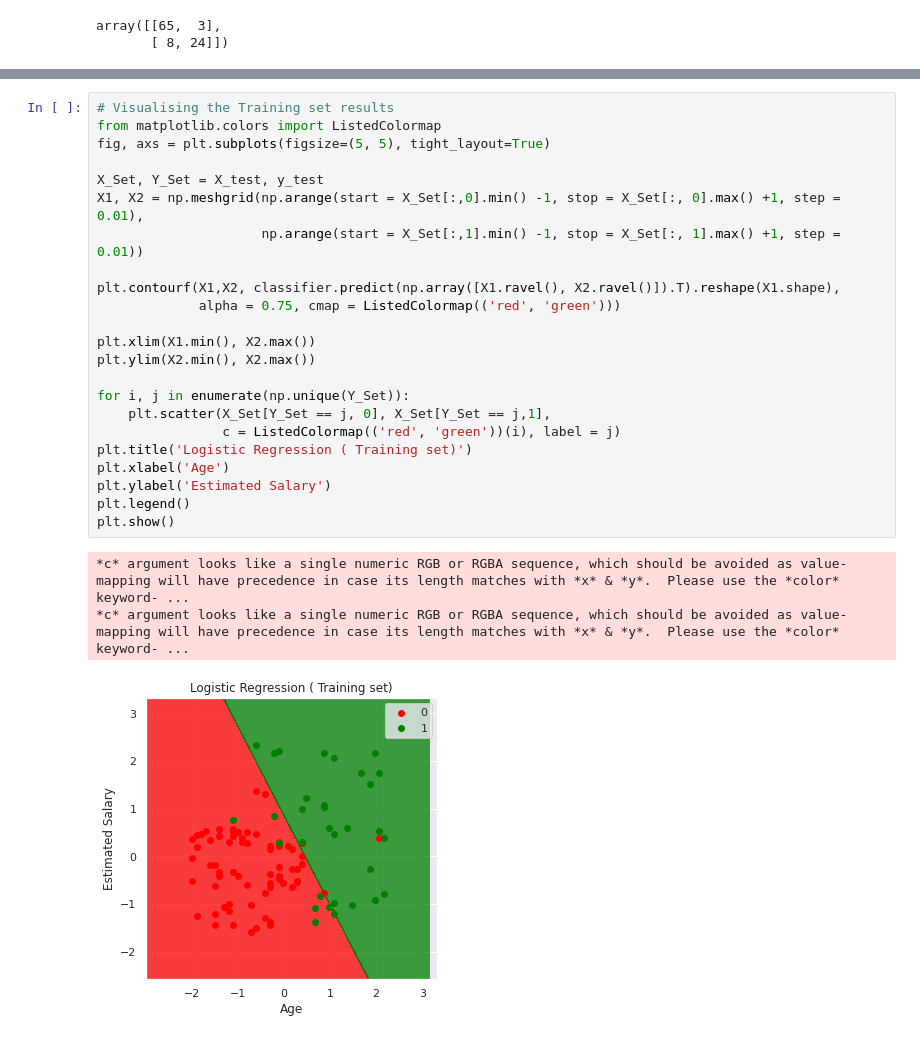
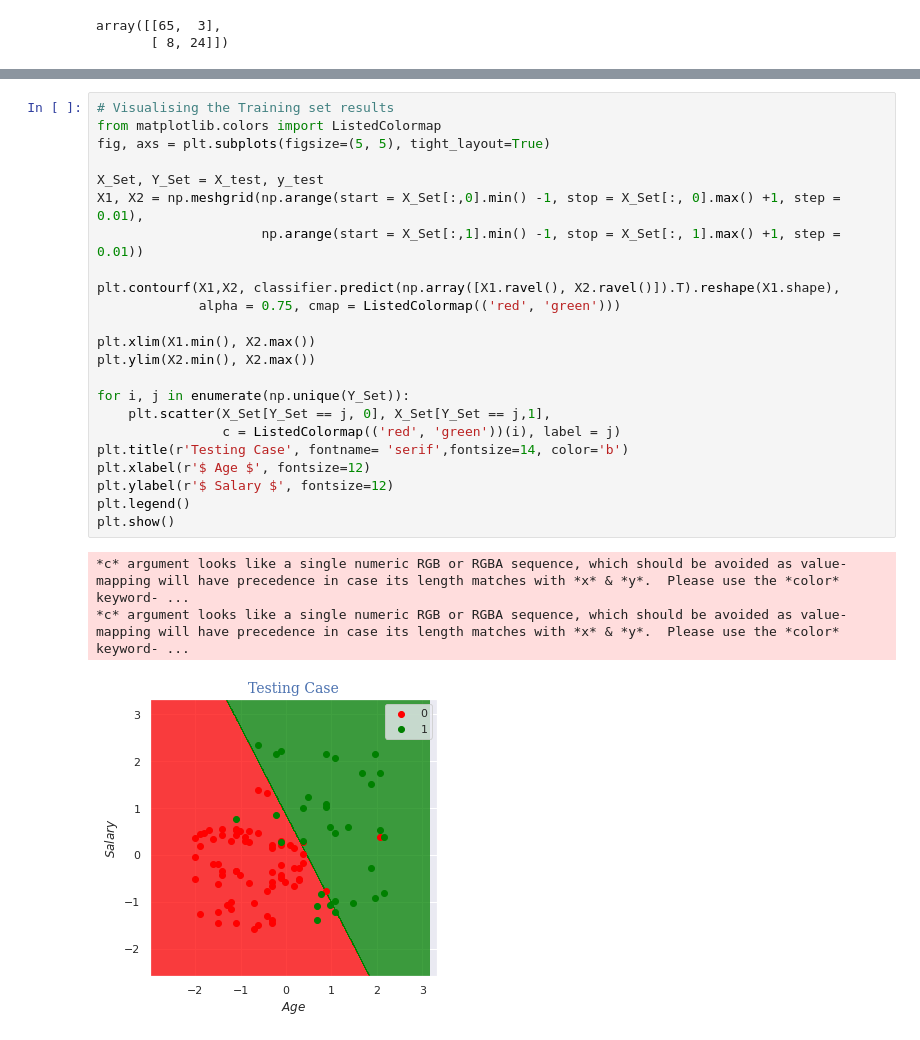
Before and after one commit to asheta66/Machine-Learning-2024, a Jupyter notebook: Logistic Regression/logistic_Regression_A.ipynb, the cells around one changed output, grey strips where cells are left out. Saved outputs shown, nothing was run; the diff lists cells and outputs as text.

```diff
--- a/Logistic Regression/logistic_Regression_A.ipynb
+++ b/Logistic Regression/logistic_Regression_A.ipynb
@@ -150,27 +152,27 @@ plt.show()
 # %%
 # Visualising the Training set results
 from matplotlib.colors import ListedColormap
 fig, axs = plt.subplots(figsize=(5, 5), tight_layout=True)
 
 X_Set, Y_Set = X_test, y_test
 X1, X2 = np.meshgrid(np.arange(start = X_Set[:,0].min() -1, stop = X_Set[:, 0].max() +1, step = 0.01),
                      np.arange(start = X_Set[:,1].min() -1, stop = X_Set[:, 1].max() +1, step = 0.01))
 
 plt.contourf(X1,X2, classifier.predict(np.array([X1.ravel(), X2.ravel()]).T).reshape(X1.shape),
              alpha = 0.75, cmap = ListedColormap(('red', 'green')))
 
 plt.xlim(X1.min(), X2.max())
 plt.ylim(X2.min(), X2.max())
 
 for i, j in enumerate(np.unique(Y_Set)):
     plt.scatter(X_Set[Y_Set == j, 0], X_Set[Y_Set == j,1],
                 c = ListedColormap(('red', 'green'))(i), label = j)
-plt.title('Logistic Regression ( Training set)')
-plt.xlabel('Age')
-plt.ylabel('Estimated Salary')
+plt.title(r'Testing Case', fontname= 'serif',fontsize=14, color='b')
+plt.xlabel(r'$ Age $', fontsize=12)
+plt.ylabel(r'$ Salary $', fontsize=12)
 plt.legend()
 plt.show()
 # %% [output]
 *c* argument looks like a single numeric RGB or RGBA sequence, which should be avoided as value-mapping will have precedence in case its length matches with *x* & *y*.  Please use the *color* keyword- ...
 *c* argument looks like a single numeric RGB or RGBA sequence, which should be avoided as value-mapping will have precedence in case its length matches with *x* & *y*.  Please use the *color* keyword- ...
-[figure, old version]
+[figure, new version]
```
Also changed, not shown: parts of 3 cells of this notebook.
